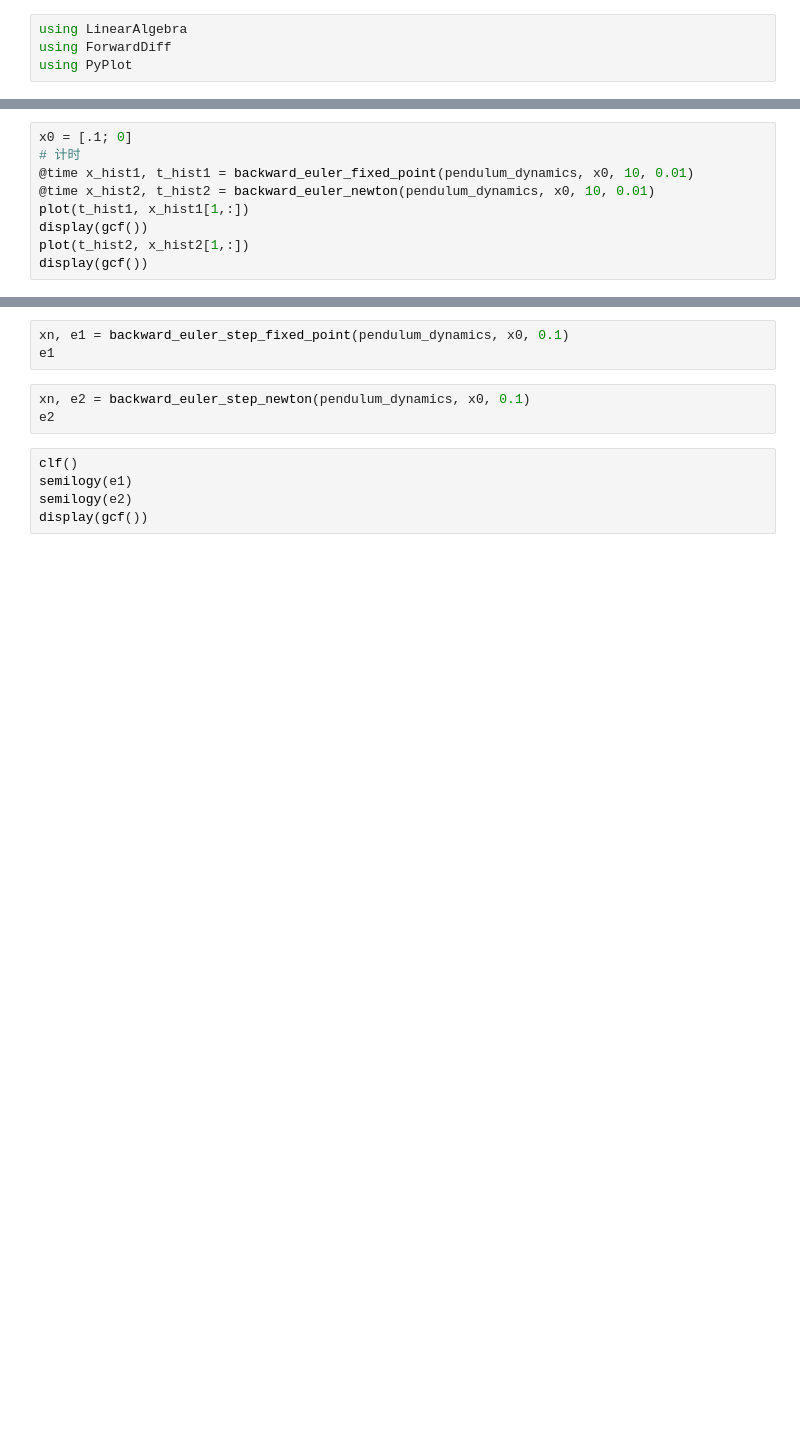
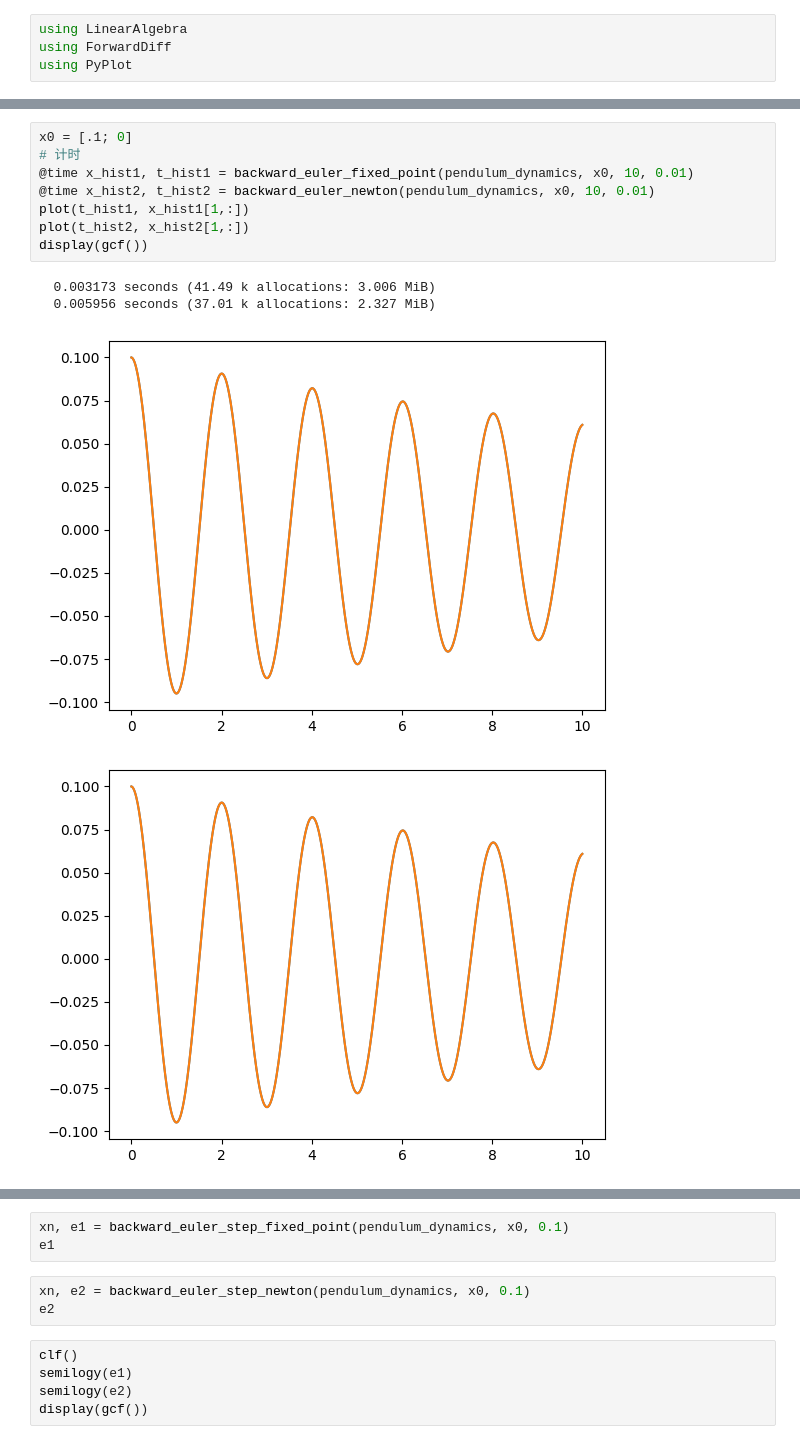
Before and after one commit to dddzzzccc/lecture-notebooks, a Jupyter notebook: Lecture 3/root-finding.ipynb, the cells around one changed output, grey strips where cells are left out. Drawn from its saved outputs; the diff is of its cells as text; blank space fills up the shorter version.

```diff
--- a/Lecture 3/root-finding.ipynb
+++ b/Lecture 3/root-finding.ipynb
@@ -70,11 +88,15 @@ end
 # %%
 x0 = [.1; 0]
 # 计时
 @time x_hist1, t_hist1 = backward_euler_fixed_point(pendulum_dynamics, x0, 10, 0.01)
 @time x_hist2, t_hist2 = backward_euler_newton(pendulum_dynamics, x0, 10, 0.01)
 plot(t_hist1, x_hist1[1,:])
-display(gcf())
 plot(t_hist2, x_hist2[1,:])
 display(gcf())
+# %% [output]
+  0.003173 seconds (41.49 k allocations: 3.006 MiB)
+  0.005956 seconds (37.01 k allocations: 2.327 MiB)
+[figure, added]
+[figure, added]
 # %%
 max(abs.(x_hist1-x_hist2)...)
```
Also changed, not shown: parts of 7 cells of this notebook, 4 other files.
